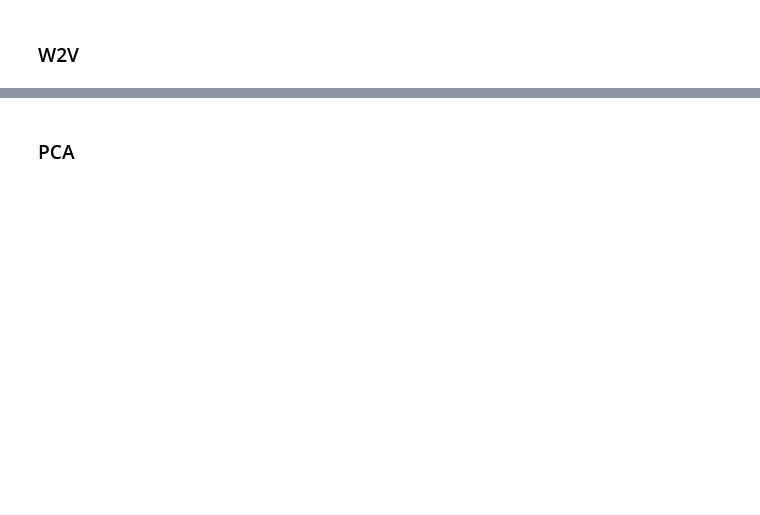
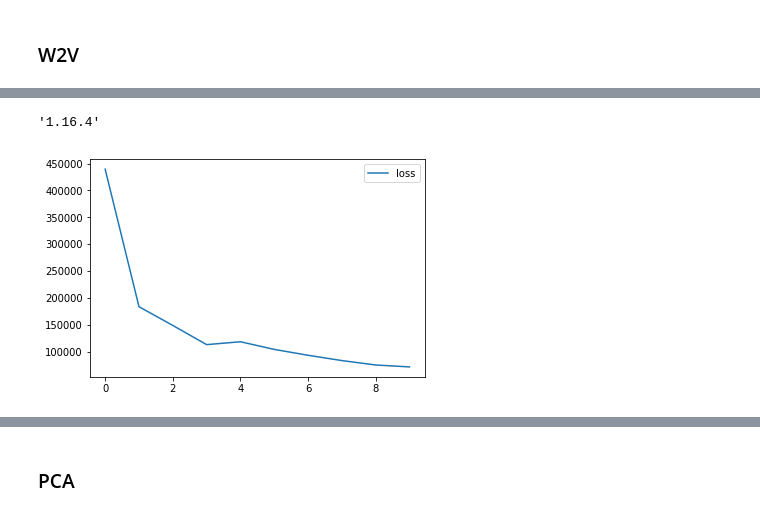
Before and after one commit to varan42/myths_transition, a Jupyter notebook: myths_.ipynb, the cells around one changed output, grey strips where cells are left out. Cells and saved outputs as stored; diff of their text form; code cells hidden in the pictures; blank space fills up the shorter version.

```diff
--- a/myths_.ipynb
+++ b/myths_.ipynb
@@ -170,0 +130,14 @@ len(model.w1)
+# %%
+# df.iloc[:,4].columns()
+# sent = np.zeros((979, 2678))
+sent = []
+
+for k in range(df_feat.shape[0]):#row
+    # print(row)
+    row = []
+    for i in range(df_feat.shape[1]):#column
+
+        if df_feat.iloc[k,i] == 1:
+            # print(df_feat.columns[i], (k,i))
+            row.append(df_feat.columns[i])
+    sent.append(row)
@@ -170,0 +151,2 @@ len(model.w1)
+# %%
+model = Word2Vec.load("w2v_myths.model")
@@ -170,0 +212,6 @@ len(model.w1)
+# %%
+rate = np.zeros((979,979))
+
+for i in range(979):
+    for k in range(979):
+        rate[i,k] = model.wv.n_similarity(sent[i],sent[k])
@@ -170,0 +284,15 @@ len(model.w1)
+# %%
+import csv
+
+def csv_reader(file_obj):
+    """
+    Read a csv file
+    """
+    sent = []
+    reader = csv.reader(file_obj)
+    for row in reader:
+        sent.append(row)
+    return sent
+
+with open('sent_for_w2v.txt', "r") as f_obj:
+        sent = csv_reader(f_obj)
@@ -170,0 +490,14 @@ len(model.w1)
+# %%
+np.__version__
+# %% [output]
+'1.16.4'
+# %%
+import matplotlib.pyplot as plt
+%matplotlib inline
+
+
+plt.plot(range(len(losses)), losses, label='loss')
+plt.legend()
+plt.show()
+# %% [output]
+[figure, added]
```
Also changed, not shown: parts of 52 cells of this notebook, 10 other files.
